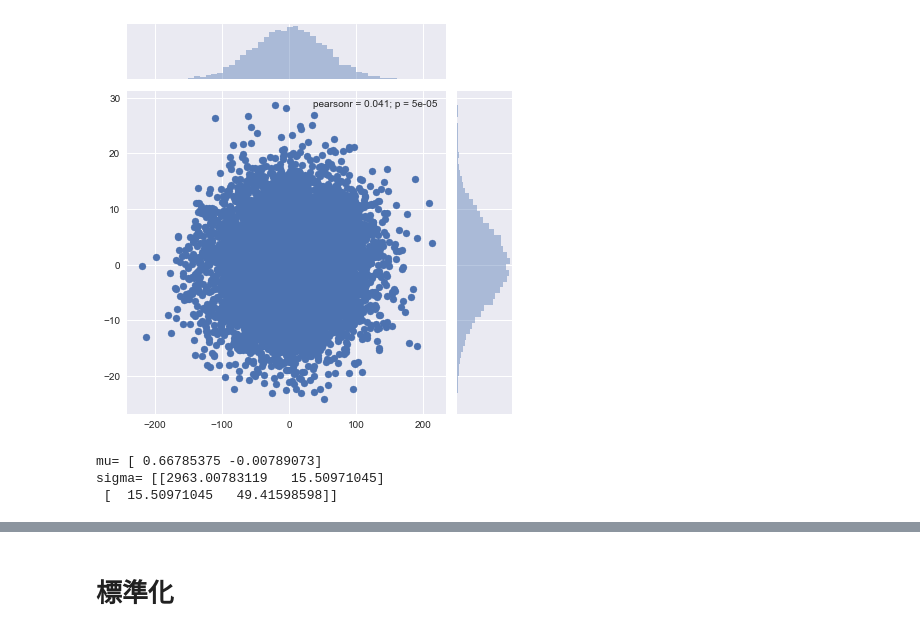
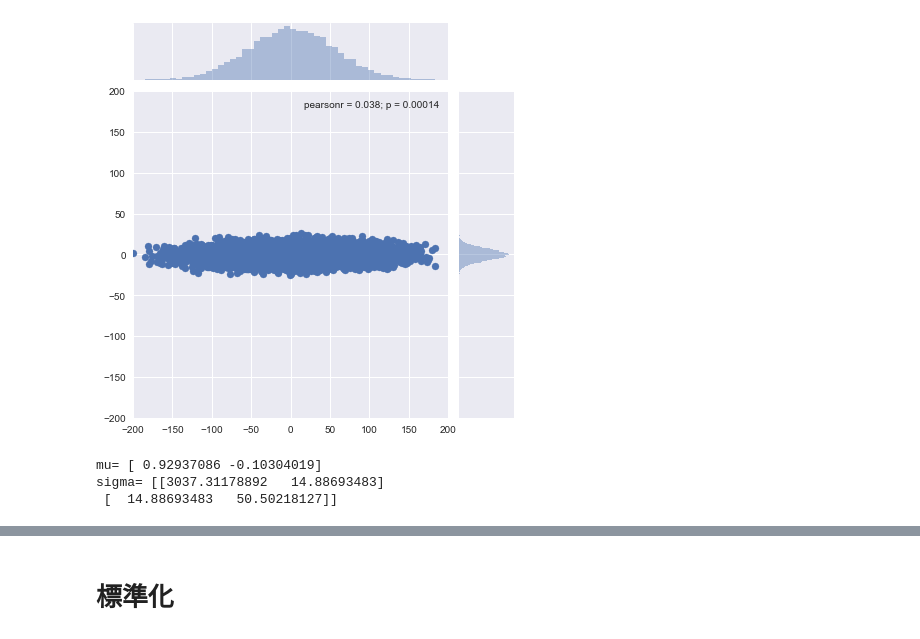
Before and after one commit to ryo-1/first_pattern_recognition, a Jupyter notebook: 第二回/問1.ipynb, the cells around one changed output, grey strips where cells are left out. Cells and saved outputs as stored; diff of their text form; code cells hidden in the pictures.

```diff
--- a/第二回/問1.ipynb
+++ b/第二回/問1.ipynb
@@ -108,23 +104,23 @@ plt.show()
 # %%
 mu = np.array([0, 0])
 sigma = np.array([[3000, 20], [20, 50]])
 size = 10000
 
 X = make_X(mu, sigma, size)
 
-sns.jointplot(X[:,0], X[:,1])
+sns.jointplot(X[:,0], X[:,1], xlim=(-200,200), ylim=(-200,200))
 plt.show()
 
 mu_x = X.mean(axis=0)
 print("mu=",mu_x)
 
 sigma_x = np.cov(X.T)
 print("sigma=",sigma_x)
 # %% [output]
-[figure, old version]
+[figure, new version]
-mu= [ 0.66785375 -0.00789073]
-sigma= [[2963.00783119   15.50971045]
- [  15.50971045   49.41598598]]
+mu= [ 0.92937086 -0.10304019]
+sigma= [[3037.31178892   14.88693483]
+ [  14.88693483   50.50218127]]
 # %%
 mu = np.array([0, 0])
 sigma = np.array([[30, 20], [20, 5000]])
```
Also changed, not shown: parts of 14 cells of this notebook.
